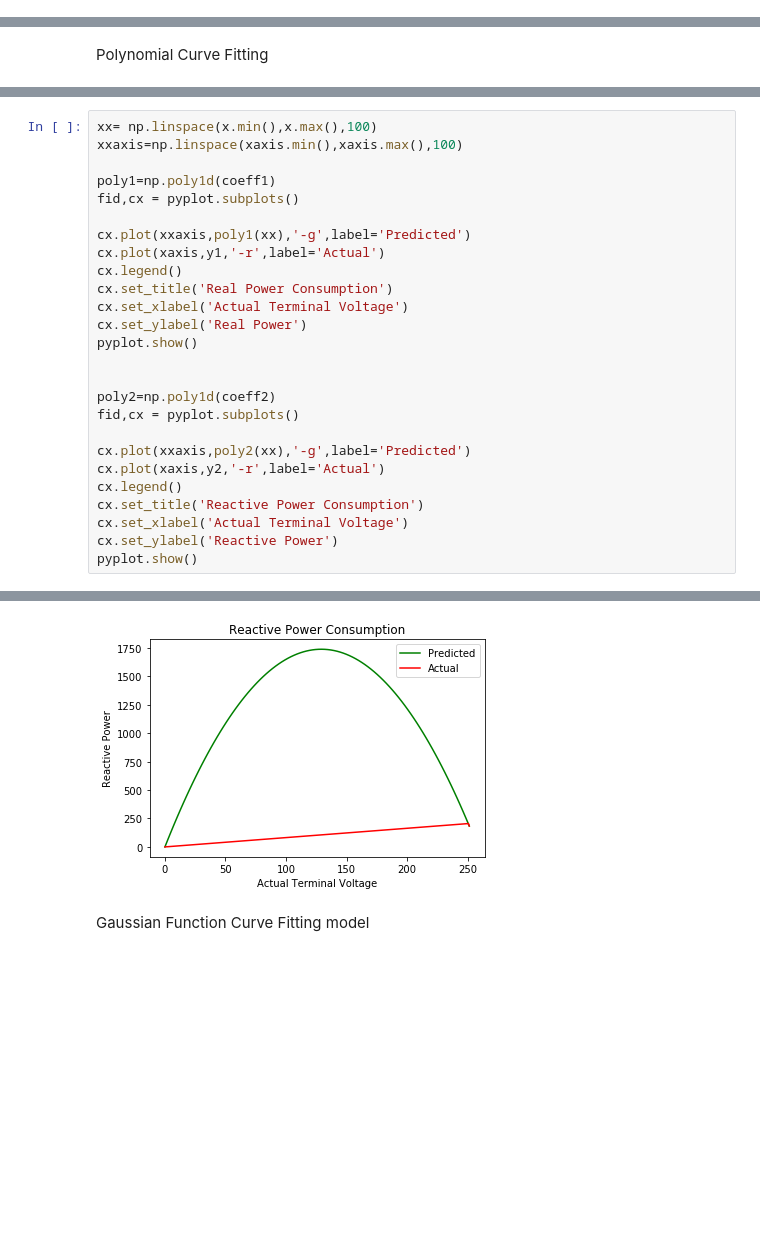
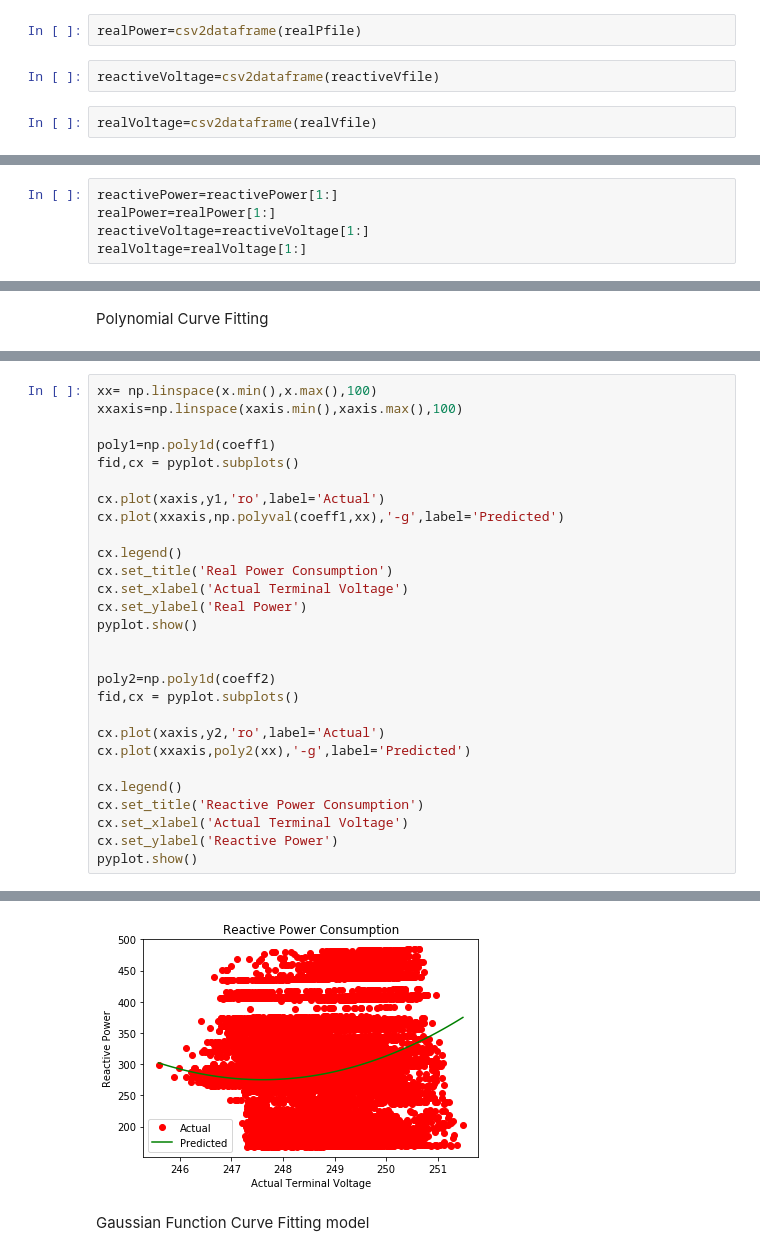
Before and after one commit to GRIDAPPSD/GOSS-GridAPPS-D, a Jupyter notebook: applications/python/pyVVO/ami2zip/amiZip.ipynb, the cells around one changed output, grey strips where cells are left out. Cells and saved outputs as stored; diff of their text form; blank space fills up the shorter version.

Commit message:
Plots with large dataset

```diff
--- a/applications/python/pyVVO/ami2zip/amiZip.ipynb
+++ b/applications/python/pyVVO/ami2zip/amiZip.ipynb
@@ -117,0 +114,6 @@ realVoltage=csv2array(realVfile)
+# %%
+realPower=csv2dataframe(realPfile)
+# %%
+reactiveVoltage=csv2dataframe(reactiveVfile)
+# %%
+realVoltage=csv2dataframe(realVfile)
@@ -118,3 +125,8 @@ realVoltage=csv2array(realVfile)
+# %%
+reactivePower=reactivePower[1:]
+realPower=realPower[1:]
+reactiveVoltage=reactiveVoltage[1:]
+realVoltage=realVoltage[1:]
 # %%
 apparentVoltage=((realVoltage**2)+(reactiveVoltage**2))**0.5
 apparentPower=((realPower**2)+(reactivePower**2))**0.5
@@ -146,8 +158,9 @@ xxaxis=np.linspace(xaxis.min(),xaxis.max(),100)
 poly1=np.poly1d(coeff1)
 fid,cx = pyplot.subplots()
 
-cx.plot(xxaxis,poly1(xx),'-g',label='Predicted')
-cx.plot(xaxis,y1,'-r',label='Actual')
+cx.plot(xaxis,y1,'ro',label='Actual')
+cx.plot(xxaxis,np.polyval(coeff1,xx),'-g',label='Predicted')
+
 cx.legend()
 cx.set_title('Real Power Consumption')
 cx.set_xlabel('Actual Terminal Voltage')
@@ -158,8 +171,9 @@ pyplot.show()
 poly2=np.poly1d(coeff2)
 fid,cx = pyplot.subplots()
 
+cx.plot(xaxis,y2,'ro',label='Actual')
 cx.plot(xxaxis,poly2(xx),'-g',label='Predicted')
-cx.plot(xaxis,y2,'-r',label='Actual')
+
 cx.legend()
 cx.set_title('Reactive Power Consumption')
 cx.set_xlabel('Actual Terminal Voltage')
@@ -170,4 +184,4 @@ pyplot.show()
-[figure, old version]
+[figure, new version]
 # %% [markdown]
 Gaussian Function Curve Fitting model
 # %%
```
Also changed, not shown: parts of 9 cells of this notebook.
